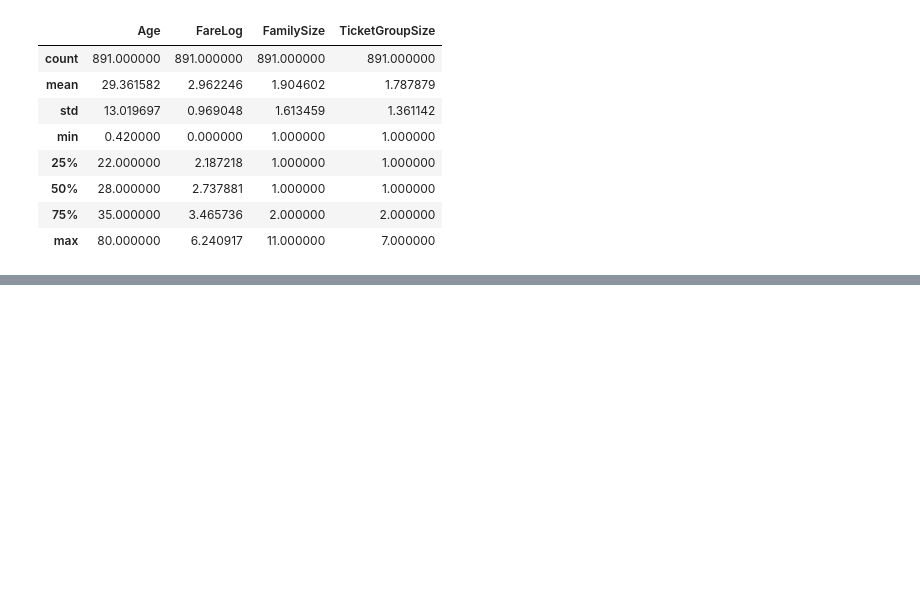
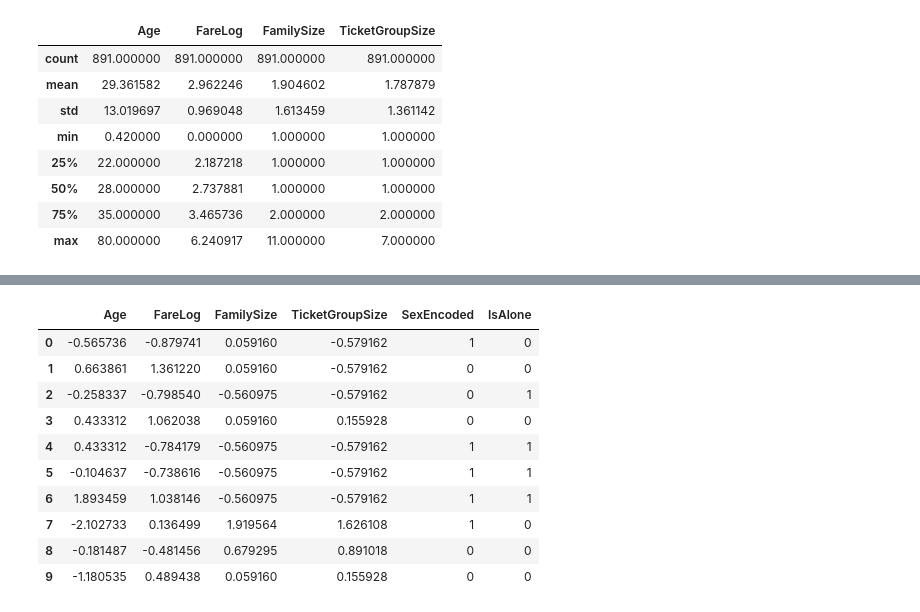
Before and after one commit to almamun252/ml-dl-learning, a Jupyter notebook: machine_learning/titanic_eda_preprocessing.ipynb, the cells around one changed output, grey strips where cells are left out. Cells and saved outputs as stored; diff of their text form; code cells hidden in the pictures; blank space fills up the shorter version.

```diff
--- a/machine_learning/data_processing.ipynb
+++ b/machine_learning/titanic_eda_preprocessing.ipynb
@@ -1399,0 +1582,8 @@ X[['Age', 'FareLog', 'FamilySize', 'TicketGroupSize']].describe()
+# %%
+# Fitting StandardScaler to learn the mean and standard deviation of each numerical feature
+numerical_scaler = StandardScaler()
+
+numerical_scaler.fit(X_numerical)
+
+print("Learned Means:", numerical_scaler.mean_)
+print("Learned Standard Deviations:", numerical_scaler.scale_)
@@ -1399,0 +1593,5 @@ X[['Age', 'FareLog', 'FamilySize', 'TicketGroupSize']].describe()
+# %%
+# Standardizing the selected numerical features using the fitted scaler
+X_numerical_scaled = numerical_scaler.transform(X_numerical)
+
+X_numerical_scaled[:10]
@@ -1399,0 +1609,9 @@ X[['Age', 'FareLog', 'FamilySize', 'TicketGroupSize']].describe()
+# %%
+# Converting the standardized numerical features into a labeled DataFrame
+X_numerical_scaled_df = pd.DataFrame(
+    X_numerical_scaled,
+    columns=numerical_features,
+    index=X_numerical.index
+)
+
+X_numerical_scaled_df.head(10)
@@ -1399,0 +1669,19 @@ X[['Age', 'FareLog', 'FamilySize', 'TicketGroupSize']].describe()
+# %%
+# Replacing selected numerical features with their standardized values
+X_scaled[numerical_features] = X_numerical_scaled_df
+
+X_scaled[
+    ['Age', 'FareLog', 'FamilySize', 'TicketGroupSize', 'SexEncoded', 'IsAlone']
+].head(10)
+# %% [output]
+|  | Age | FareLog | FamilySize | TicketGroupSize | SexEncoded | IsAlone |
+| 0 | -0.565736 | -0.879741 | 0.059160 | -0.579162 | 1 | 0 |
+| 1 | 0.663861 | 1.361220 | 0.059160 | -0.579162 | 0 | 0 |
+| 2 | -0.258337 | -0.798540 | -0.560975 | -0.579162 | 0 | 1 |
+| 3 | 0.433312 | 1.062038 | 0.059160 | 0.155928 | 0 | 0 |
+| 4 | 0.433312 | -0.784179 | -0.560975 | -0.579162 | 1 | 1 |
+| 5 | -0.104637 | -0.738616 | -0.560975 | -0.579162 | 1 | 1 |
+| 6 | 1.893459 | 1.038146 | -0.560975 | -0.579162 | 1 | 1 |
+| 7 | -2.102733 | 0.136499 | 1.919564 | 1.626108 | 1 | 0 |
+| 8 | -0.181487 | -0.481456 | 0.679295 | 0.891018 | 0 | 0 |
+| 9 | -1.180535 | 0.489438 | 0.059160 | 0.155928 | 0 | 0 |
```
Also changed, not shown: parts of 18 cells of this notebook.
